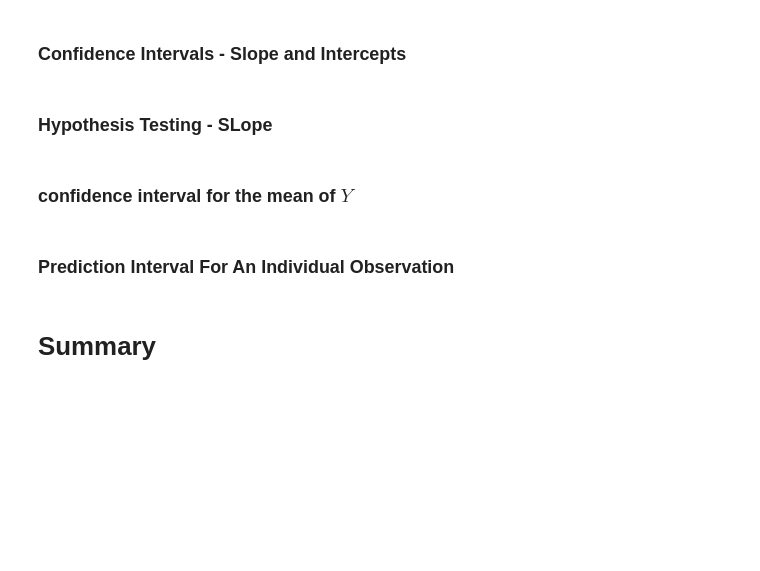
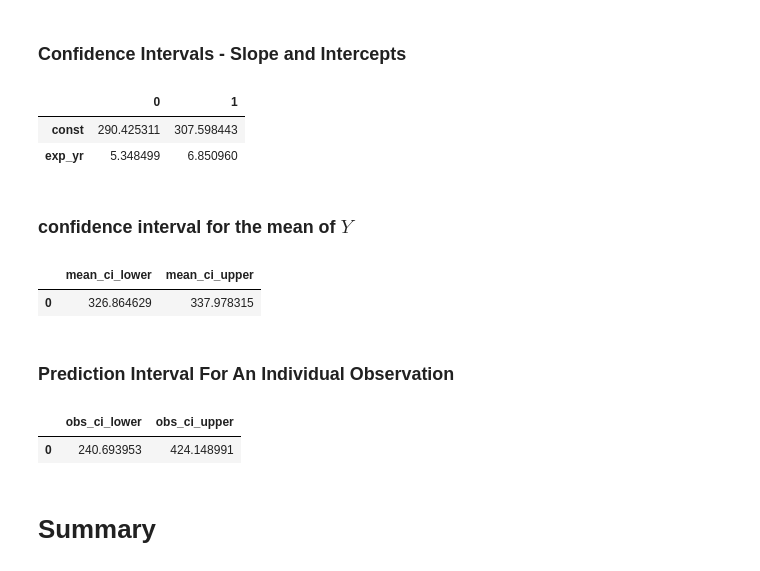
Before and after one commit to ksbuffaloe/Data-5600, a Jupyter notebook: 01_project/SCRIPTS/tech_employee_salary.ipynb, the cells around one changed output. Cells and saved outputs as stored; diff of their text form; code cells hidden in the pictures; blank space fills up the shorter version.

```diff
--- a/01_project/SCRIPTS/tech_employee_salary.ipynb
+++ b/01_project/SCRIPTS/tech_employee_salary.ipynb
@@ -707,12 +735,28 @@ This assumption is likely not met, as discussed above.
 # Statistical inference
 # %% [markdown]
 ### Confidence Intervals - Slope and Intercepts
-# %% [markdown]
-### Hypothesis Testing - SLope
+# %%
+res_trans.conf_int()
+# %% [output]
+|  | 0 | 1 |
+| const | 290.425311 | 307.598443 |
+| exp_yr | 5.348499 | 6.850960 |
 # %% [markdown]
 ### confidence interval for the mean of $Y$
+# %%
+pred = res_trans.get_prediction([1, np.sqrt(30)])
+(pred.summary_frame(alpha = 0.05).loc[:, ['mean_ci_lower', 'mean_ci_upper']])
+# %% [output]
+|  | mean_ci_lower | mean_ci_upper |
+| 0 | 326.864629 | 337.978315 |
 # %% [markdown]
 ### Prediction Interval For An Individual Observation
+# %%
+pred = res_trans.get_prediction([1, np.sqrt(30)])
+(pred.summary_frame(alpha = 0.05).loc[:, ['obs_ci_lower', 'obs_ci_upper']])
+# %% [output]
+|  | obs_ci_lower | obs_ci_upper |
+| 0 | 240.693953 | 424.148991 |
 # %% [markdown]
 # Summary
 # %% [markdown]
```
Also changed, not shown: parts of 17 cells of this notebook.
